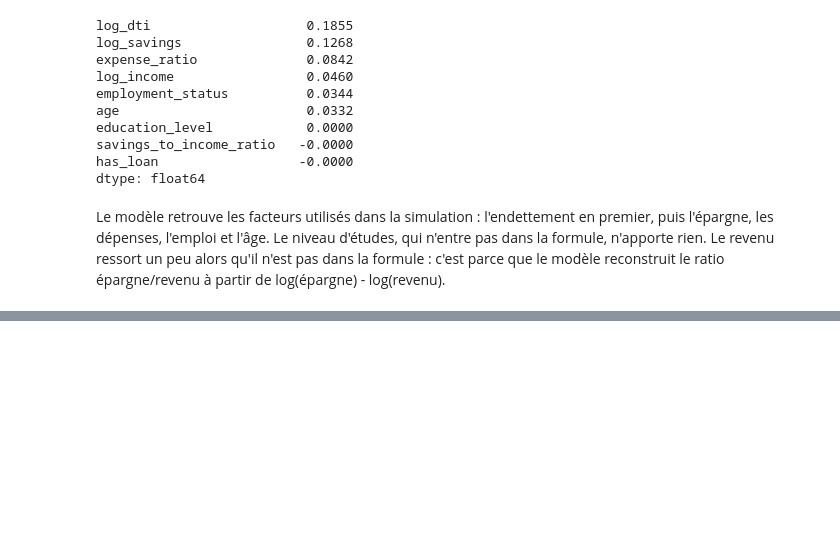
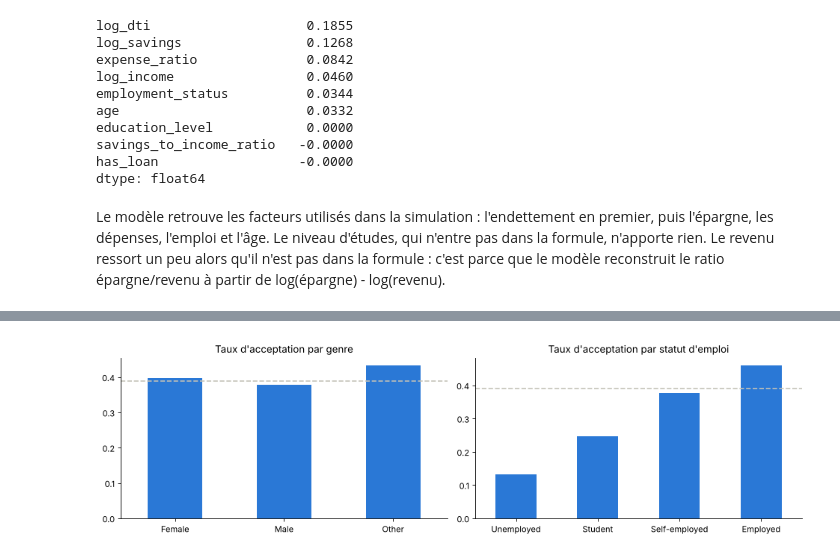
Before and after one commit to Kesiah-lps/personnal-finance-ml, a Jupyter notebook: 02_credit_scoring_simulated.ipynb, the cells around one changed output, grey strips where cells are left out. Drawn from its saved outputs; the diff is of its cells as text; code cells hidden in the pictures; blank space fills up the shorter version.

```diff
--- a/02_credit_scoring_simulated.ipynb
+++ b/02_credit_scoring_simulated.ipynb
@@ -138,0 +162,10 @@ Le modèle retrouve les facteurs utilisés dans la simulation : l'endettement en
+# %%
+t = test.copy()
+t["accepted"] = scores["Régression logistique"] >= 0.5
+rows = []
+for col in ["gender", "region", "employment_status"]:
+    rates = t.groupby(col).accepted.mean()
+    rows.append({"variable": col, "taux min": rates.min(), "taux max": rates.max(),
+                 "ratio min/max": rates.min() / rates.max()})
+    print(rates.round(3).to_string(), "\n")
+pd.DataFrame(rows).round(3)
@@ -138,0 +194,9 @@ Le modèle retrouve les facteurs utilisés dans la simulation : l'endettement en
+# %%
+fig, axes = plt.subplots(1, 2, figsize=(12, 3.5))
+t.groupby("gender").accepted.mean().plot.bar(ax=axes[0], color=BLUE, rot=0)
+axes[0].axhline(t.accepted.mean(), color=GREY, ls="--"); axes[0].set_title("Taux d'acceptation par genre"); axes[0].set_xlabel("")
+t.groupby("employment_status").accepted.mean().sort_values().plot.bar(ax=axes[1], color=BLUE, rot=0)
+axes[1].axhline(t.accepted.mean(), color=GREY, ls="--"); axes[1].set_title("Taux d'acceptation par statut d'emploi"); axes[1].set_xlabel("")
+plt.tight_layout(); plt.show()
+# %% [output]
+[figure, added]
```
Also changed, not shown: parts of 5 cells of this notebook.
